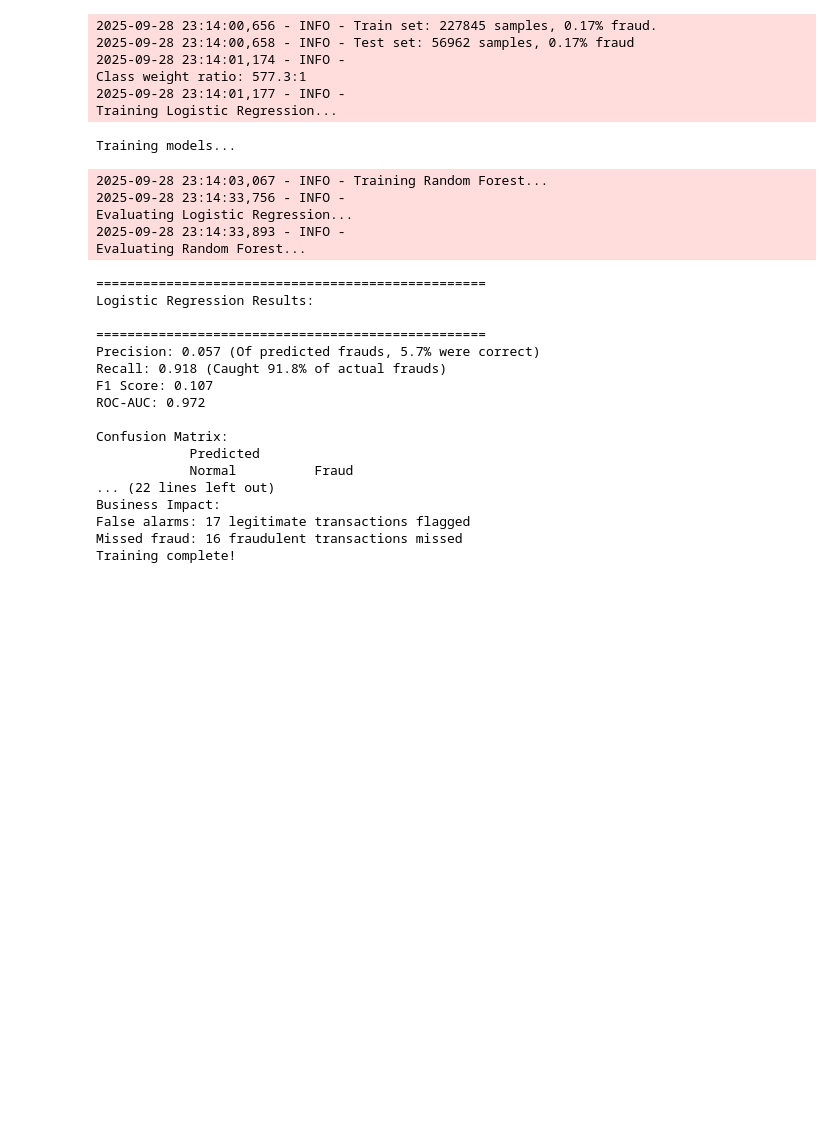
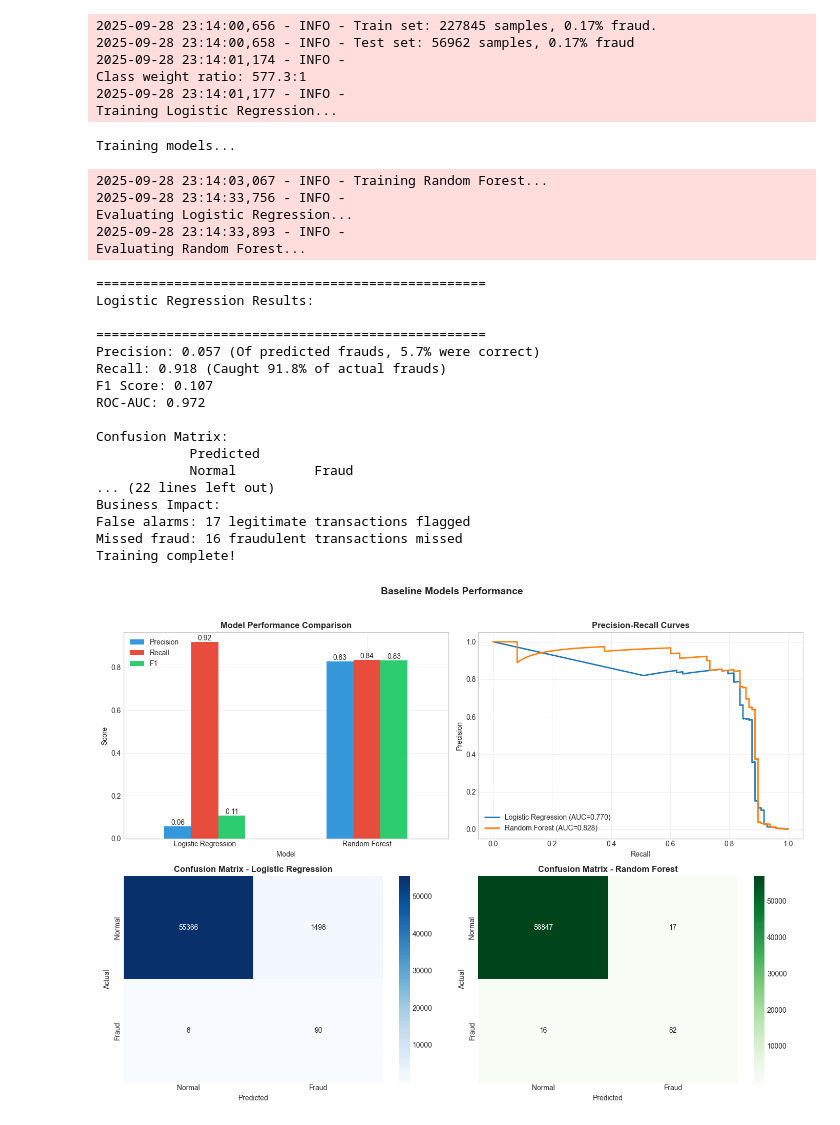
Before and after one commit to Dash-007/realtime-fraud-detection-system, a Jupyter notebook: notebooks/02_baseline_models.ipynb, the cells around one changed output. Saved outputs shown, nothing was run; the diff lists cells and outputs as text; code cells hidden in the pictures; blank space fills up the shorter version.

Commit message:
Model comparison visualization

```diff
--- a/notebooks/02_baseline_models.ipynb
+++ b/notebooks/02_baseline_models.ipynb
@@ -98,3 +98,85 @@ Business Impact:
 False alarms: 17 legitimate transactions flagged
 Missed fraud: 16 fraudulent transactions missed
 Training complete!
+# %%
+# Visualize Model Comparison
+# Create comparison visualization
+fig, axes = plt.subplots(2, 2, figsize=(14, 10))
+
+# 1. Metrics Comparison Bar Chart
+ax1 = axes[0, 0]
+metrics_df = pd.DataFrame({
+    model_name: {
+        'Precision': results['precision'],
+        'Recall': results['recall'],
+        'F1': results['f1']
+    }
+    for model_name, results in trainer.results.items()
+})
+
+metrics_df.T.plot(kind='bar', ax=ax1, color=['#3498db', '#e74c3c', '#2ecc71'])
+ax1.set_title('Model Performance Comparison', fontweight='bold')
+ax1.set_xlabel('Model')
+ax1.set_ylabel('Score')
+ax1.set_xticklabels(ax1.get_xticklabels(), rotation=0)
+ax1.legend(loc='best')
+ax1.grid(alpha=0.3)
+
+# Add value labels on bars
+for container in ax1.containers:
+    ax1.bar_label(container, fmt='%.2f')
+
+# 2. Precision-Recall Curves
+ax2 = axes[0, 1]
+for model_name, results in trainer.results.items():
+    precision, recall , _ = precision_recall_curve(y_test, results['probabilities'])
+    pr_auc = auc(recall, precision)
+    ax2.plot(recall, precision, label=f'{model_name} (AUC={pr_auc:.3f})', linewidth=2)
+
+ax2.set_xlabel('Recall')
+ax2.set_ylabel('Precision')
+ax2.set_title('Precision-Recall Curves', fontweight='bold')
+ax2.legend()
+ax2.grid(alpha=0.3)
+
+# 3. Confusion Matrix - Logistic Regression
+ax3 = axes[1, 0]
+cm_lr = trainer.results['Logistic Regression']['confusion_matrix']
+sns.heatmap(cm_lr, annot=True, fmt='d', cmap='Blues', ax=ax3,
+            xticklabels=['Normal', 'Fraud'],
+            yticklabels=['Normal', 'Fraud'])
+ax3.set_title('Confusion Matrix - Logistic Regression', fontweight='bold')
+ax3.set_ylabel('Actual')
+ax3.set_xlabel('Predicted')
+
+# 4. Confusion Matrix Radom Forest
+ax4 = axes[1, 1]
+cm_rf = trainer.results['Random Forest']['confusion_matrix']
+sns.heatmap(cm_rf, annot=True, fmt='d', cmap='Greens', ax=ax4,
+            xticklabels=['Normal', 'Fraud'],
+            yticklabels=['Normal', 'Fraud'])
+ax4.set_title('Confusion Matrix - Random Forest', fontweight='bold')
+ax4.set_ylabel('Actual')
+ax4.set_xlabel('Predicted')
+
+plt.suptitle('Baseline Models Performance', fontsize=14, fontweight='bold', y=1.02)
+plt.tight_layout()
+plt.show()
+
+# Print business impact comparison
+print("\n" + "="*60)
+print("💼 BUSINESS IMPACT COMPARISON")
+print("="*60)
+
+for model_name, results in trainer.results.items():
+    cm = results['confusion_matrix']
+    total_fraud = cm[1, 0] + cm[1, 1]
+    caught_fraud = cm[1, 1]
+    false_alarms = cm[0, 1]
+
+    print(f"\n{model_name}:")
+    print(f"  ✅ Caught {caught_fraud}/{total_fraud} frauds ({caught_fraud/total_fraud*100:.1f}%)")
+    print(f"  ⚠️ False alarms: {false_alarms:,} legitimate transactions flagged")
+    print(f"  📊 Trade-off: {false_alarms/caught_fraud:.1f} false alarms per fraud caught")
+# %% [output]
+[figure, added]
```
Also changed, not shown: parts of 1 cell of this notebook.
